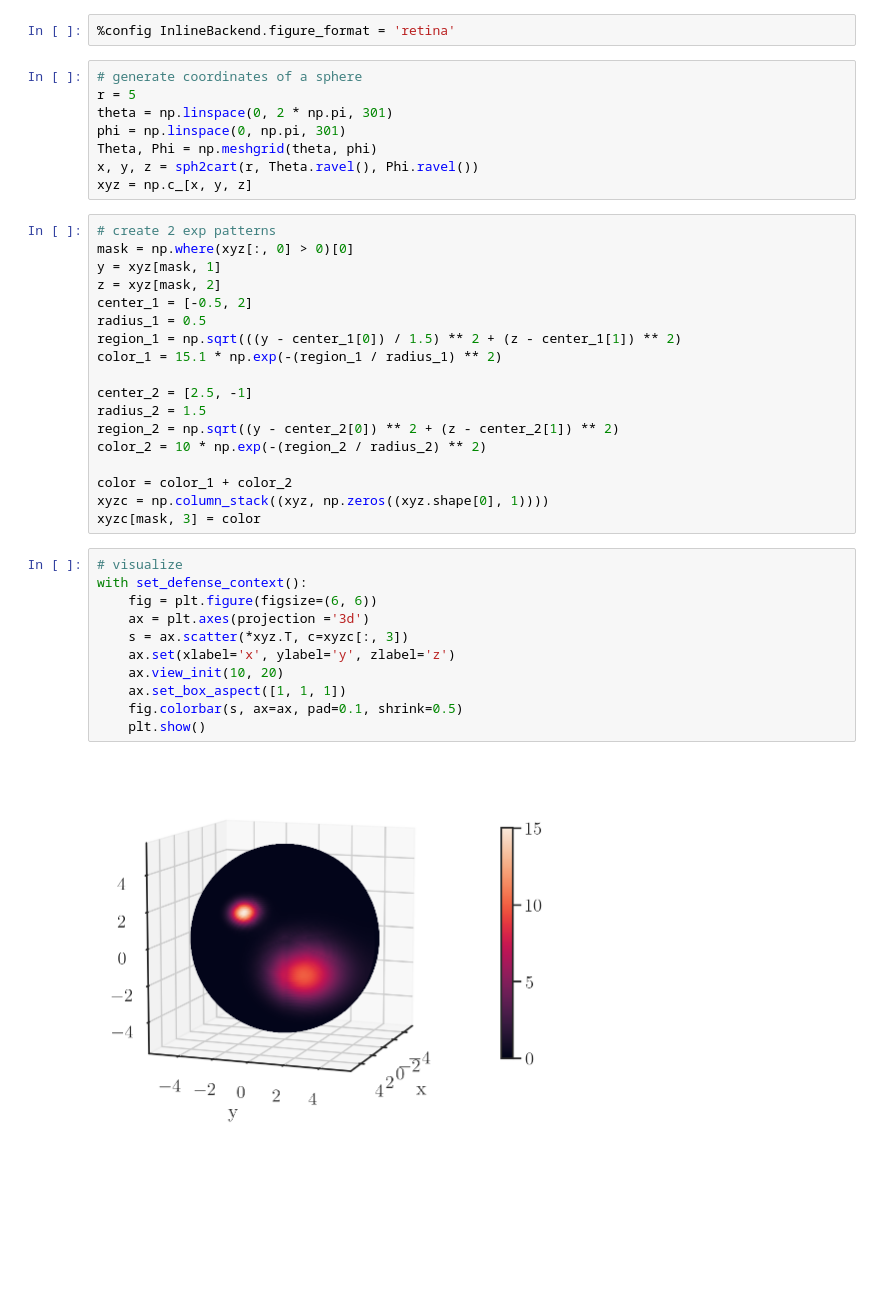
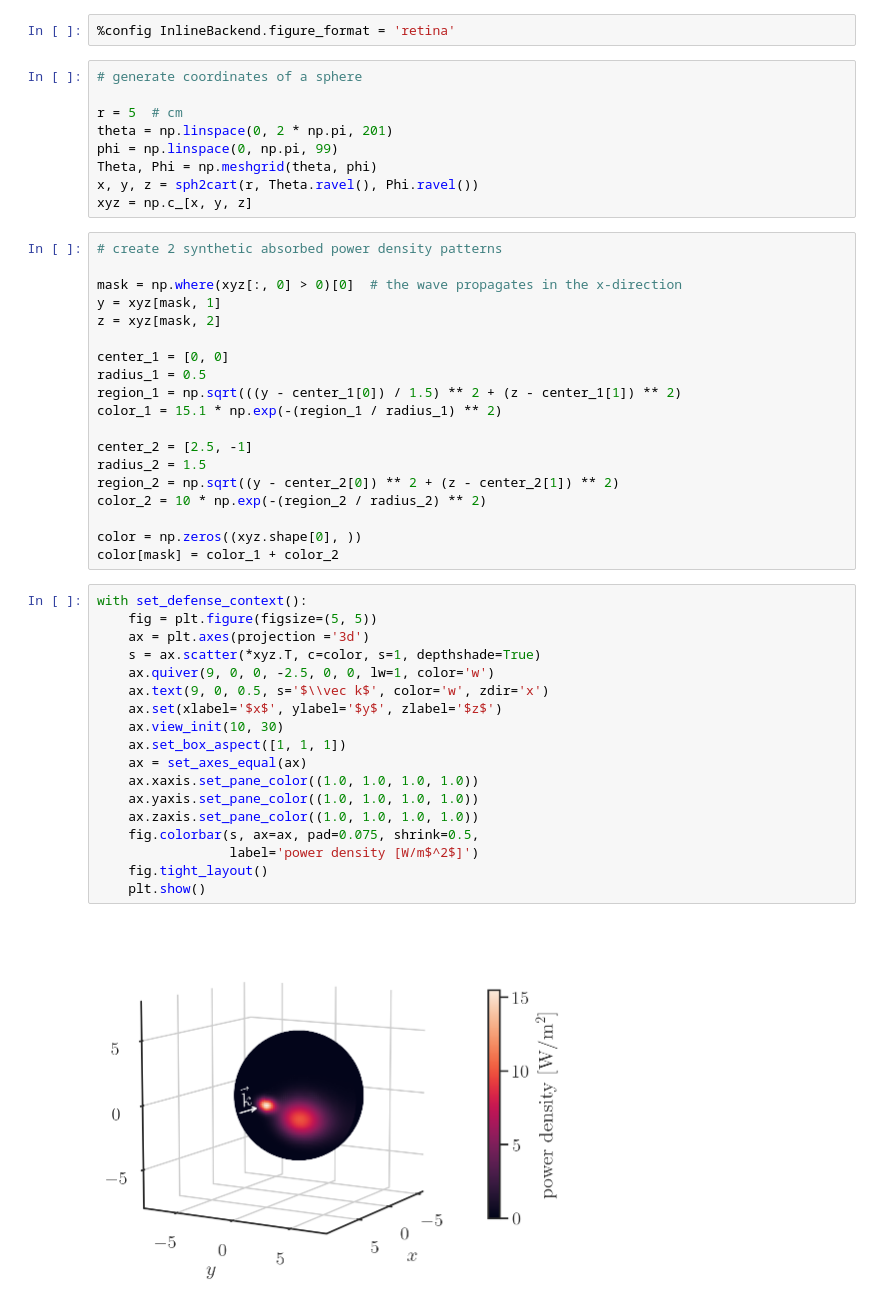
Before and after one commit to akapet00/phd-dissertation-topic, a Jupyter notebook: code/05-hotspot-region-detection.ipynb, the cells around one changed output. Drawn from its saved outputs; the diff is of its cells as text; blank space fills up the shorter version.

```diff
--- a/code/05-hotspot-region-detection.ipynb
+++ b/code/05-hotspot-region-detection.ipynb
@@ -8,18 +10,21 @@ from plotting import set_axes_equal, set_defense_context, draw_unit_cube
 %config InlineBackend.figure_format = 'retina'
 # %%
 # generate coordinates of a sphere
-r = 5
-theta = np.linspace(0, 2 * np.pi, 301)
-phi = np.linspace(0, np.pi, 301)
+
+r = 5  # cm
+theta = np.linspace(0, 2 * np.pi, 201)
+phi = np.linspace(0, np.pi, 99)
 Theta, Phi = np.meshgrid(theta, phi)
 x, y, z = sph2cart(r, Theta.ravel(), Phi.ravel())
 xyz = np.c_[x, y, z]
 # %%
-# create 2 exp patterns
-mask = np.where(xyz[:, 0] > 0)[0]
+# create 2 synthetic absorbed power density patterns
+
+mask = np.where(xyz[:, 0] > 0)[0]  # the wave propagates in the x-direction
 y = xyz[mask, 1]
 z = xyz[mask, 2]
-center_1 = [-0.5, 2]
+
+center_1 = [0, 0]
 radius_1 = 0.5
 region_1 = np.sqrt(((y - center_1[0]) / 1.5) ** 2 + (z - center_1[1]) ** 2)
 color_1 = 15.1 * np.exp(-(region_1 / radius_1) ** 2)
@@ -29,19 +34,25 @@ radius_2 = 1.5
 region_2 = np.sqrt((y - center_2[0]) ** 2 + (z - center_2[1]) ** 2)
 color_2 = 10 * np.exp(-(region_2 / radius_2) ** 2)
 
-color = color_1 + color_2
-xyzc = np.column_stack((xyz, np.zeros((xyz.shape[0], 1))))
-xyzc[mask, 3] = color
+color = np.zeros((xyz.shape[0], ))
+color[mask] = color_1 + color_2
 # %%
-# visualize
 with set_defense_context():
-    fig = plt.figure(figsize=(6, 6))
+    fig = plt.figure(figsize=(5, 5))
     ax = plt.axes(projection ='3d')
-    s = ax.scatter(*xyz.T, c=xyzc[:, 3])
-    ax.set(xlabel='x', ylabel='y', zlabel='z')
-    ax.view_init(10, 20)
+    s = ax.scatter(*xyz.T, c=color, s=1, depthshade=True)
+    ax.quiver(9, 0, 0, -2.5, 0, 0, lw=1, color='w')
+    ax.text(9, 0, 0.5, s='$\\vec k$', color='w', zdir='x')
+    ax.set(xlabel='$x$', ylabel='$y$', zlabel='$z$')
+    ax.view_init(10, 30)
     ax.set_box_aspect([1, 1, 1])
-    fig.colorbar(s, ax=ax, pad=0.1, shrink=0.5)
+    ax = set_axes_equal(ax)
+    ax.xaxis.set_pane_color((1.0, 1.0, 1.0, 1.0))
+    ax.yaxis.set_pane_color((1.0, 1.0, 1.0, 1.0))
+    ax.zaxis.set_pane_color((1.0, 1.0, 1.0, 1.0))
+    fig.colorbar(s, ax=ax, pad=0.075, shrink=0.5,
+                 label='power density [W/m$^2$]')
+    fig.tight_layout()
     plt.show()
 # %% [output]
-[figure, old version]
+[figure, new version]
```
Also changed, not shown: parts of 8 cells of this notebook.
